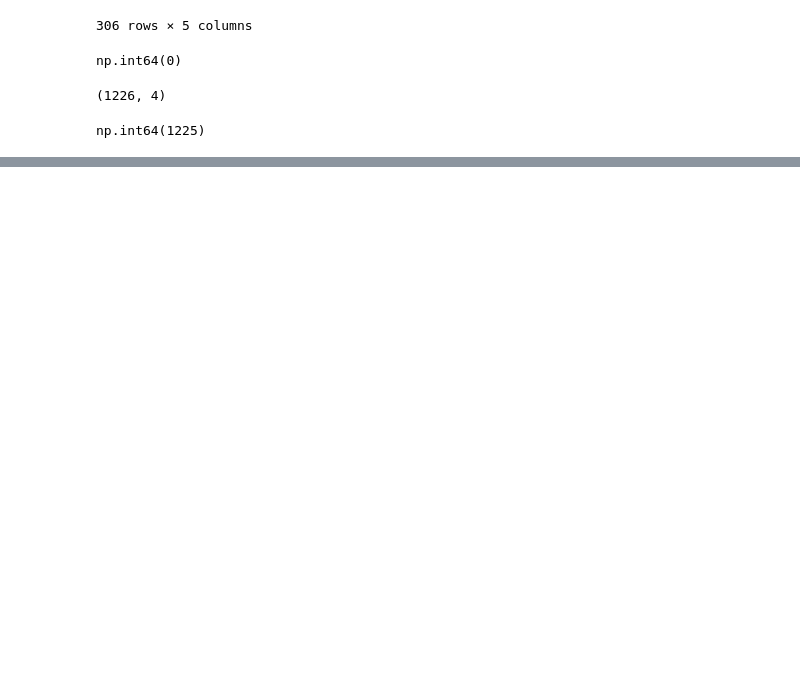
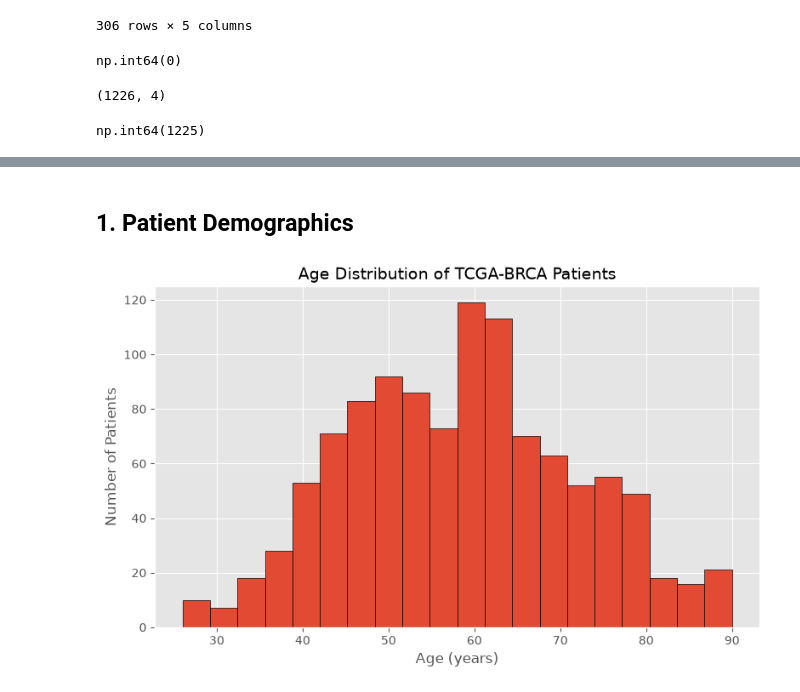
Before and after one commit to palrabheru/tcga-biomarker-discovery, a Jupyter notebook: notebooks/biomarker_analysis.ipynb, the cells around one changed output, grey strips where cells are left out. Cells and saved outputs as stored; diff of their text form; code cells hidden in the pictures; blank space fills up the shorter version.

```diff
--- a/notebooks/biomarker_analysis.ipynb
+++ b/notebooks/biomarker_analysis.ipynb
@@ -395,0 +402,27 @@ np.int64(1225)
+# %% [markdown]
+## 1. Patient Demographics
+# %%
+plt.figure(figsize=(8,5))
+
+plt.hist(
+    clinical_clean["age_at_index.demographic"],
+    bins=20,
+    edgecolor="black"
+)
+
+plt.title("Age Distribution of TCGA-BRCA Patients", fontsize=14)
+plt.xlabel("Age (years)")
+plt.ylabel("Number of Patients")
+
+plt.tight_layout()
+
+plt.savefig(
+    "../results/figures/age_distribution.png",
+    dpi=300,
+    bbox_inches="tight"
+)
+
+plt.show()
+plt.show()
+# %% [output]
+[figure, added]
```
Also changed, not shown: parts of 28 cells of this notebook, 7 other files.
